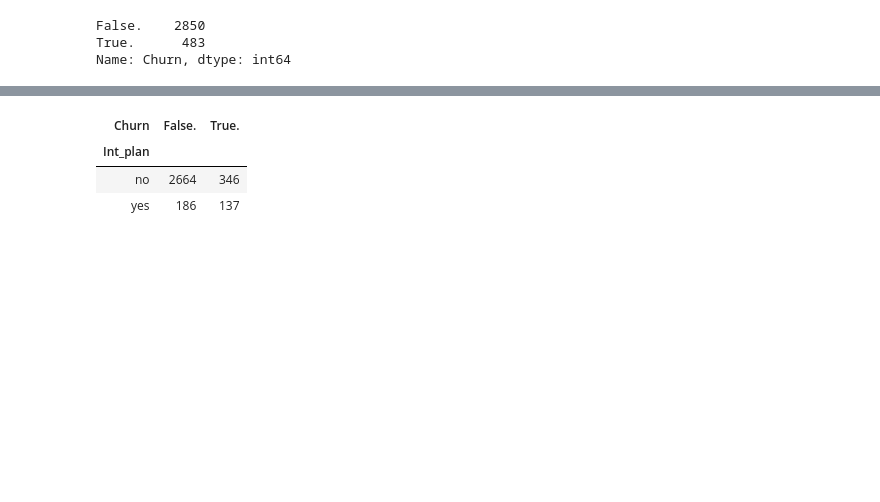
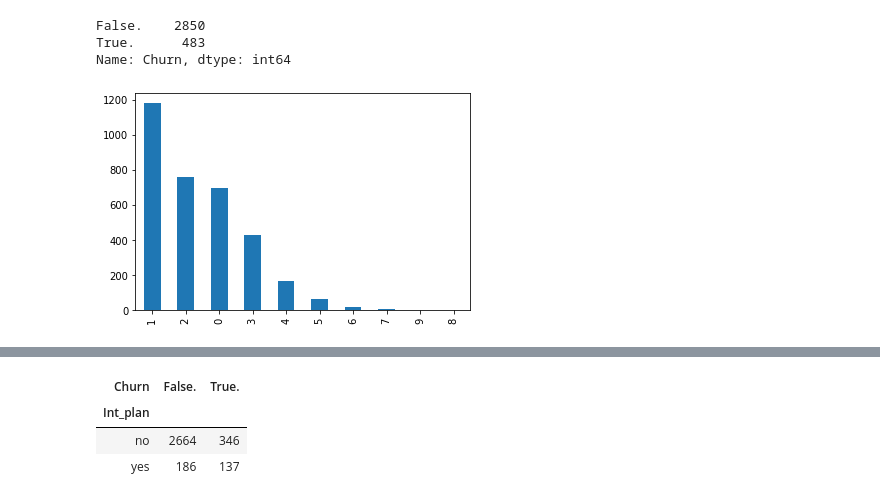
Before and after one commit to Hiiiua/Machine-Learning-1, a Jupyter notebook: Customer Churn/Customer Churn.ipynb, the cells around one changed output, grey strips where cells are left out. Drawn from its saved outputs; the diff is of its cells as text; code cells hidden in the pictures; blank space fills up the shorter version.

```diff
--- a/Customer Churn/Customer Churn.ipynb
+++ b/Customer Churn/Customer Churn.ipynb
@@ -76,3 +76,10 @@ data_clean['Churn'].value_counts()
 False.    2850
 True.      483
 Name: Churn, dtype: int64
+# %%
+CustServ = data_clean['CustServ Calls'].value_counts()
+# for i in np.sort(CustServ.index):
+#     print(i,CustServ[i])
+CustServ.plot(kind='bar');
+# %% [output]
+[figure, added]
```
Also changed, not shown: parts of 20 cells of this notebook.
